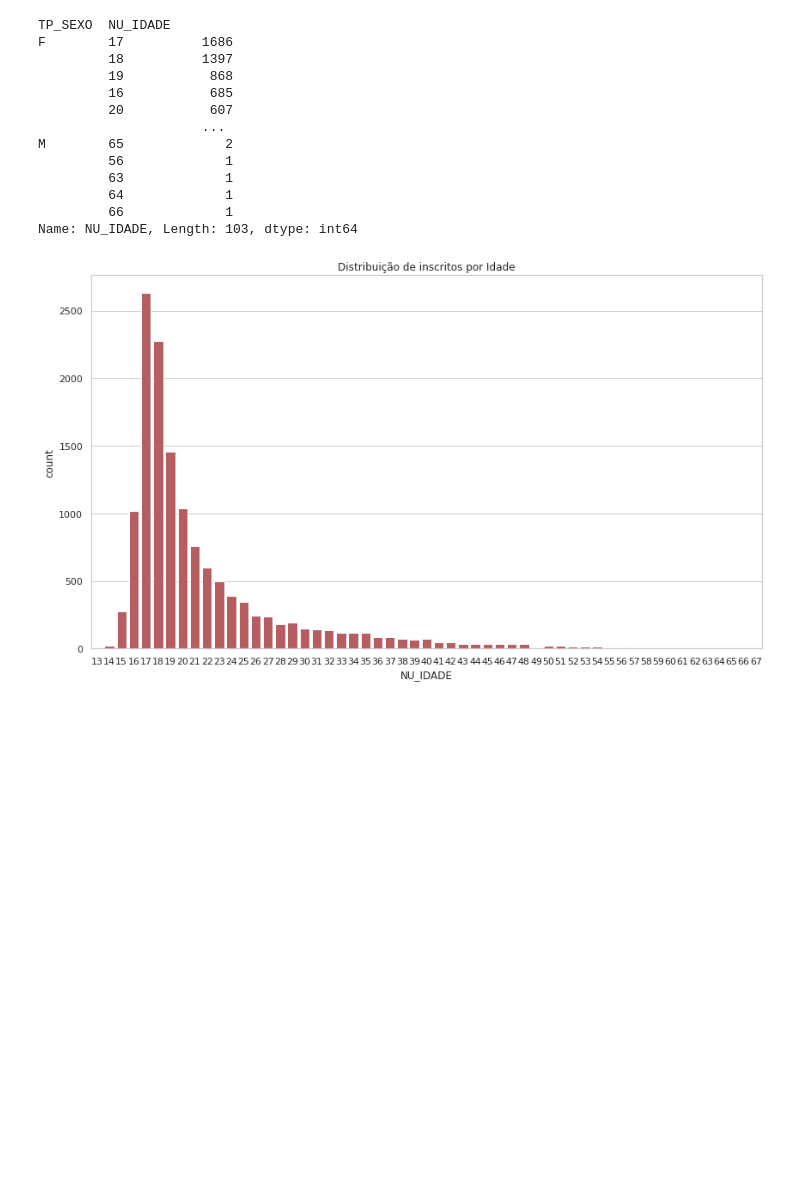
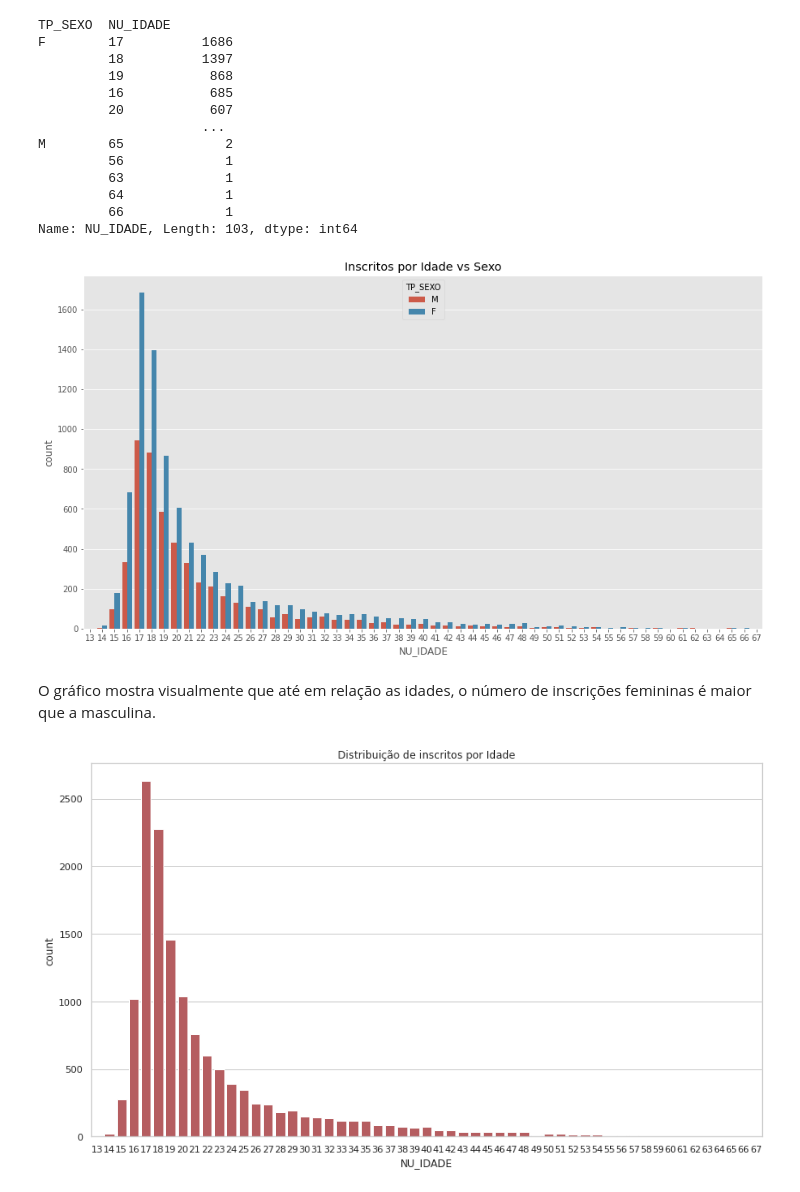
Before and after one commit to FGalvao77/Previsao-da-nota-de-matematica-do-Enem-2016, a Jupyter notebook: Nova_Previsão_da_nota_de_matemática_do_Enem_2016.ipynb, the cells around one changed output. Saved outputs shown, nothing was run; the diff lists cells and outputs as text; code cells hidden in the pictures; blank space fills up the shorter version.

```diff
--- a/Nova_Previsão_da_nota_de_matemática_do_Enem_2016.ipynb
+++ b/Nova_Previsão_da_nota_de_matemática_do_Enem_2016.ipynb
@@ -389,4 +404,14 @@ M        65             2
          64             1
          66             1
 Name: NU_IDADE, Length: 103, dtype: int64
+# %%
+# separando o sexo presente em cada estado
+plt.figure(figsize=(15,8))
+plt.title('Inscritos por Idade vs Sexo')
+sns.countplot(x='NU_IDADE', hue='TP_SEXO', data=df_train)
+plt.show()
+# %% [output]
+[figure, added]
+# %% [markdown]
+O gráfico mostra visualmente que até em relação as idades, o número de inscrições femininas é maior que a masculina.
 # %%
```
Also changed, not shown: parts of 10 cells of this notebook.
